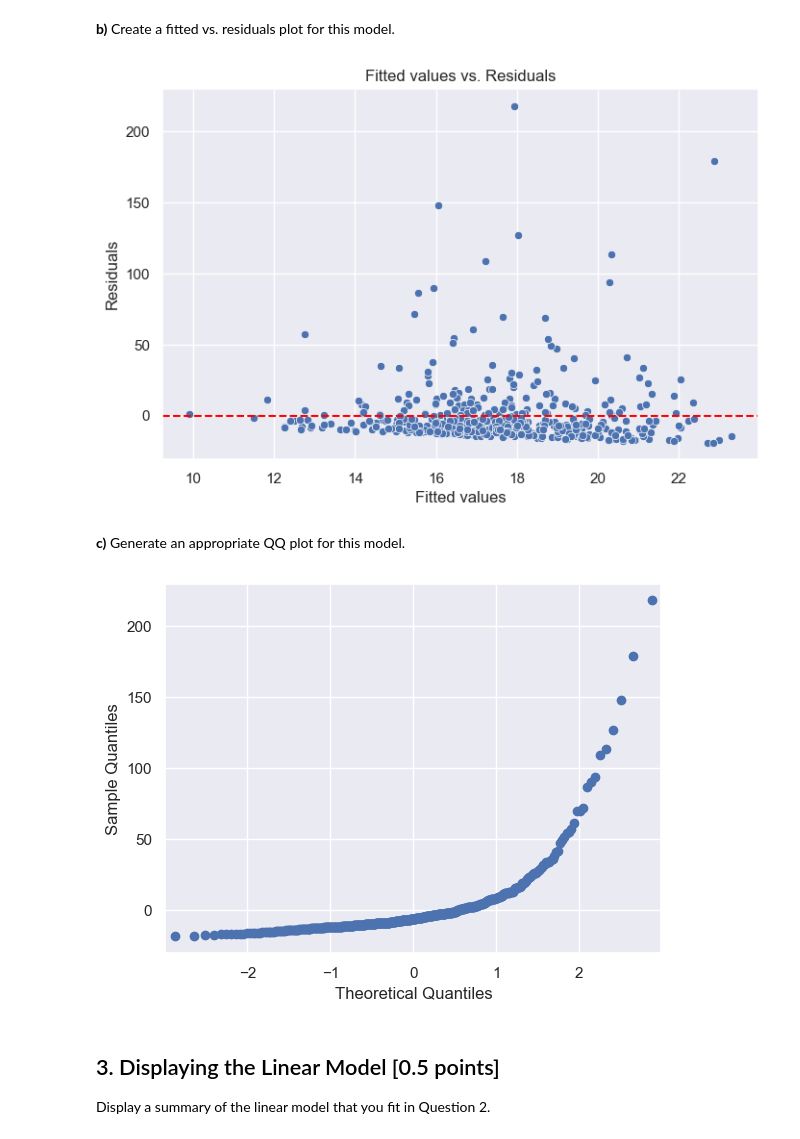
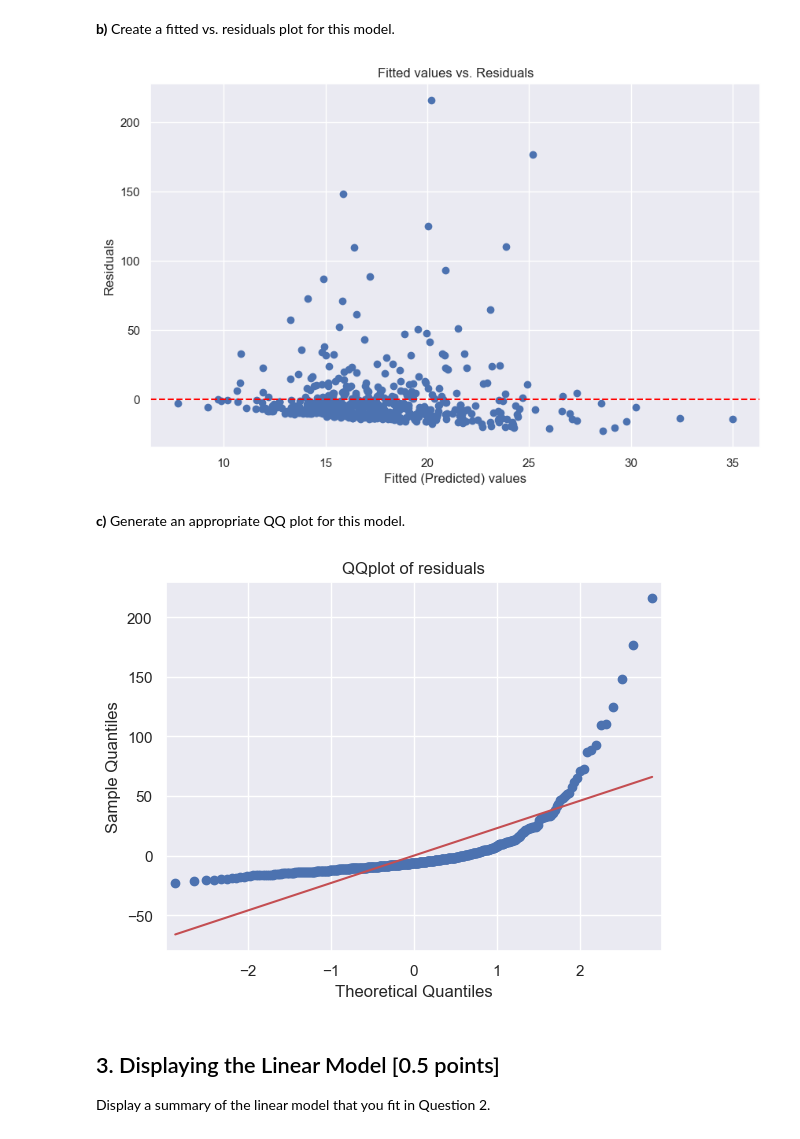
Before and after one commit to soobinj2/stat207, a Jupyter notebook: homework_08/homework_08.ipynb, the cells around one changed output. Drawn from its saved outputs; the diff is of its cells as text; code cells hidden in the pictures.

```diff
--- a/homework_08/homework_08.ipynb
+++ b/homework_08/homework_08.ipynb
@@ -96,27 +94,34 @@ model = smf.ols('Days ~ Age + EdYears + Race + Race:EdYears', data=df_train).fit
+# %%
+df['race_number'] = df['Race'].replace({'white': 1, 'non-white': 0})
+df_hospital, df_test = train_test_split(df, test_size=0.15, random_state=674)
+
+model = smf.ols('Days ~ Age + EdYears + Blood + race_number + race_number:EdYears', df_hospital).fit()
 # %% [markdown]
 **b)** Create a fitted vs. residuals plot for this model.
 # %%
-fitted_vals = model.fittedvalues
-residuals = model.resid
+y_predict = model.predict(df_hospital[['Age', 'EdYears', 'Blood', 'race_number']])
+
+residuals = df_hospital['Days'] - y_predict
 # %%
-plt.figure(figsize=(8, 5))
-sns.scatterplot(x=fitted_vals, y=residuals)
-plt.axhline(0, color='red', linestyle='--')
-plt.xlabel('Fitted values')
+plt.figure(figsize=(10, 6))
+plt.scatter(y_predict, residuals)
+plt.axhline(y=0, color='red', linestyle='--')
+plt.xlabel('Fitted (Predicted) values')
 plt.ylabel('Residuals')
 plt.title('Fitted values vs. Residuals')
 plt.show()
 # %% [output]
-[figure, old version]
+[figure, new version]
 # %% [markdown]
 **c)** Generate an appropriate QQ plot for this model.
 # %%
 import statsmodels.api as sm
 
-sm.qqplot(residuals)
+sm.qqplot(residuals, line='s')
+plt.title('QQplot of residuals')
 plt.show()
 # %% [output]
-[figure, old version]
+[figure, new version]
 # %% [markdown]
 ## 3. Displaying the Linear Model [0.5 points]
 
```
Also changed, not shown: parts of 7 cells of this notebook.
